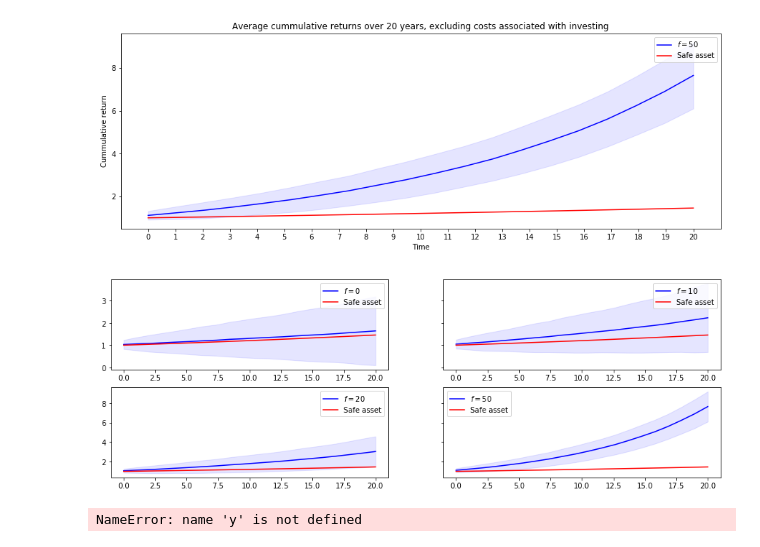
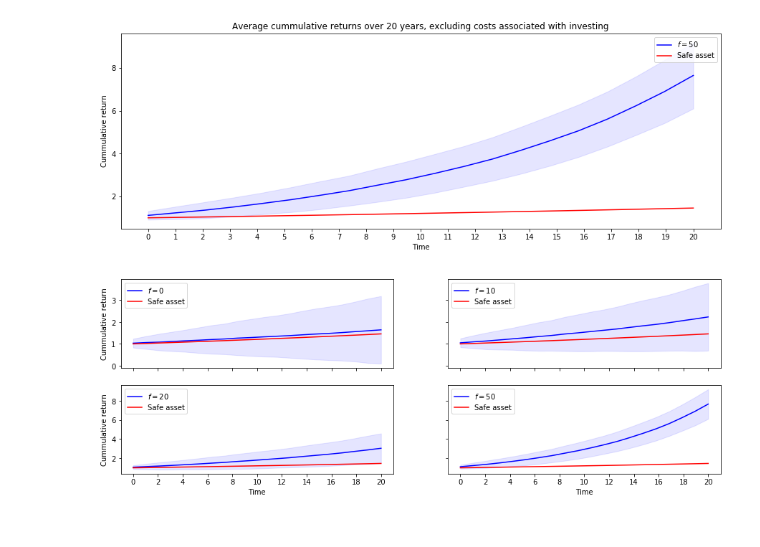
Before and after one commit to JakartaLaw/dypa_termpaper, a Jupyter notebook: src/Investigate_ReturnFunction.ipynb, the cells around one changed output. Saved outputs shown, nothing was run; the diff lists cells and outputs as text; code cells hidden in the pictures.

Commit message:
Finalized risky vs safe

```diff
--- a/src/Investigate_ReturnFunction.ipynb
+++ b/src/Investigate_ReturnFunction.ipynb
@@ -152,41 +152,38 @@ plt.show()
 # %% [output]
 [figure]
 # %%
-f, ((ax1, ax2), (ax3, ax4)) = plt.subplots(2, 2, sharex='row', sharey='row', figsize = (15,5))
+f, ((ax1, ax2), (ax3, ax4)) = plt.subplots(2, 2, sharex='col', sharey='row', figsize = (15,5))
 x = np.linspace(0,timesteps,timesteps)
 
-l1 = ax1.plot(x,mean_0, color = 'b', label = '$f=0$')
-l2 = ax1.plot(x,safe_cr, label = 'Safe asset', color = 'r')
+ax1.plot(x,mean_0, color = 'b', label = '$f=0$')
+ax1.plot(x,safe_cr, label = 'Safe asset', color = 'r')
 ax1.fill_between(x, mean_0 - 1.96 * sd_0, mean_0 + 1.96 * sd_0, color='b', alpha=.1 )
-ax1.legend()
+ax1.set_ylabel('Cummulative return')
+ax1.legend(loc = 2)
 
 l3 = ax2.plot(x,mean_10, color = 'b', label = '$f=10$')
 l4 = ax2.plot(x,safe_cr, label = 'Safe asset', color = 'r')
 ax2.fill_between(x, mean_10 - 1.96 * sd_0, mean_10 + 1.96 * sd_0, color='b', alpha=.1 )
-ax2.legend()
+ax2.legend(loc = 2)
 
 l5 = ax3.plot(x,mean_20, color = 'b', label = '$f=20$')
 l6 = ax3.plot(x,safe_cr, label = 'Safe asset', color = 'r')
 ax3.fill_between(x, mean_20 - 1.96 * sd_0, mean_20 + 1.96 * sd_0, color='b', alpha=.1 )
-ax3.legend()
+ax3.set_ylabel('Cummulative return')
+ax3.set_xlabel('Time')
+ax3.set_xticks(range(0,timesteps+1,2))
+ax3.legend(loc = 2)
 
 l7 = ax4.plot(x,mean_50, color = 'b', label = '$f=50$')
 l8 = ax4.plot(x,safe_cr, label = 'Safe asset', color = 'r')
 ax4.fill_between(x, mean_50 - 1.96 * sd_0, mean_50 + 1.96 * sd_0, color='b', alpha=.1 )
-
+ax4.set_xlabel('Time')
+ax4.set_xticks(range(0,timesteps+1,2))
 ax4.legend()
 
 #ax1.legend((l1, l2), ('pwn', 'own'))
+#f.suptitle('Average cummulative returns over 20 years, excluding costs associated with investing')
 
 plt.show()
 # %% [output]
-[figure, old version]
+[figure, new version]
-# %%
-f, ((ax1, ax2), (ax3, ax4)) = plt.subplots(2, 2, sharex='col', sharey='row')
-f.suptitle('Sharing x per column, y per row')
-ax1.plot(x, y)
-ax2.scatter(x, y)
-ax3.scatter(x, 2 * y ** 2 - 1, color='r')
-ax4.plot(x, 2 * y ** 2 - 1, color='r')
-# %% [output]
-NameError: name 'y' is not defined
```
Also changed, not shown: parts of 1 cell of this notebook, 5 other files.
